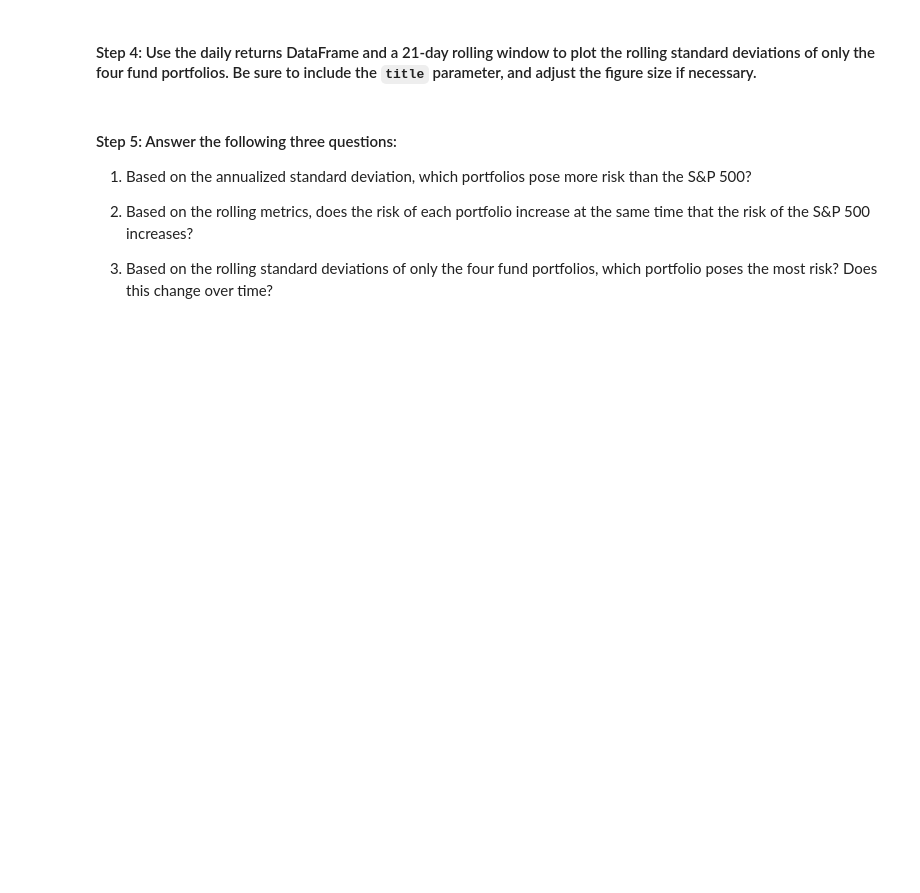
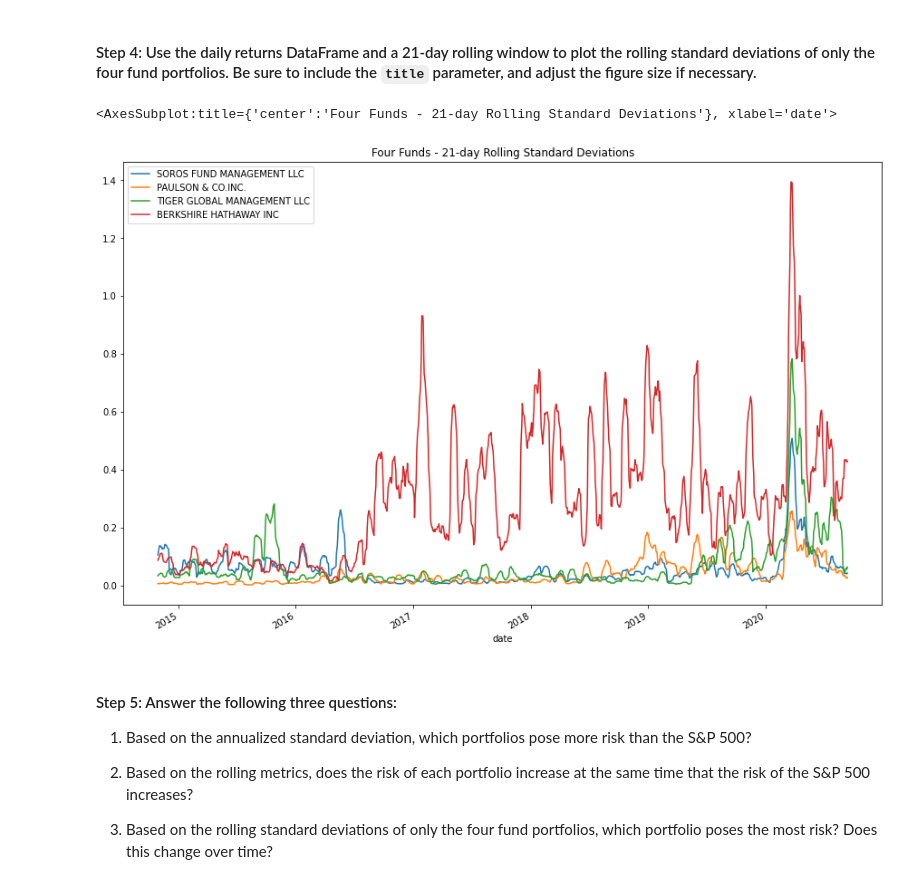
Before and after one commit to dinesh-m/retire_rich, a Jupyter notebook: risk_return_analysis.ipynb, the cells around one changed output. Saved outputs shown, nothing was run; the diff lists cells and outputs as text; code cells hidden in the pictures; blank space fills up the shorter version.

```diff
--- a/risk_return_analysis.ipynb
+++ b/risk_return_analysis.ipynb
@@ -277,7 +293,18 @@ annualized_standard_deviation = whale_nav_standard_deviation
 # %%
 # Using the daily return data and a 21-day rolling window, plot the rolling standard deviation of just the 4 portfolios.
 # Include a title parameter and adjust the figure size
-# YOUR CODE HERE
+
+# Drop S&P 500 column from the dataframe
+whale_nav_four_funds_daily_returns = whale_nav_df.drop(columns=["S&P 500"])
+
+# 21-day rolling window stand deviations
+whale_nav_four_funds_21 = whale_nav_four_funds_daily_returns.rolling(window=21).std()
+
+# Plot the rolling standard deviations of the four funds
+whale_nav_four_funds_21.plot(figsize=(15, 10), title='Four Funds - 21-day Rolling Standard Deviations')
+# %% [output]
+<AxesSubplot:title={'center':'Four Funds - 21-day Rolling Standard Deviations'}, xlabel='date'>
+[figure, added]
 # %% [markdown]
 #### Step 5: Answer the following three questions:
 
```
Also changed, not shown: parts of 11 cells of this notebook.
